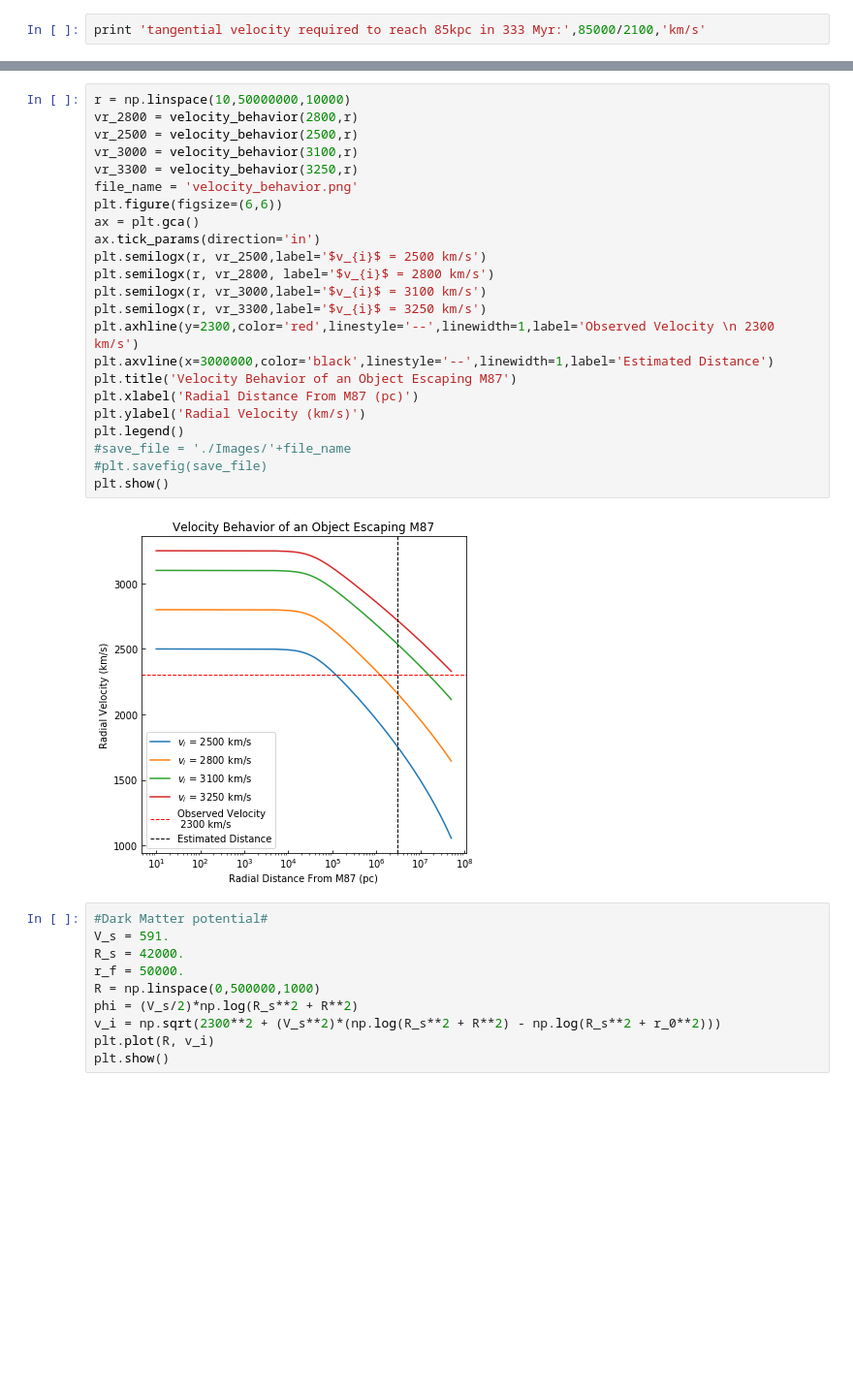
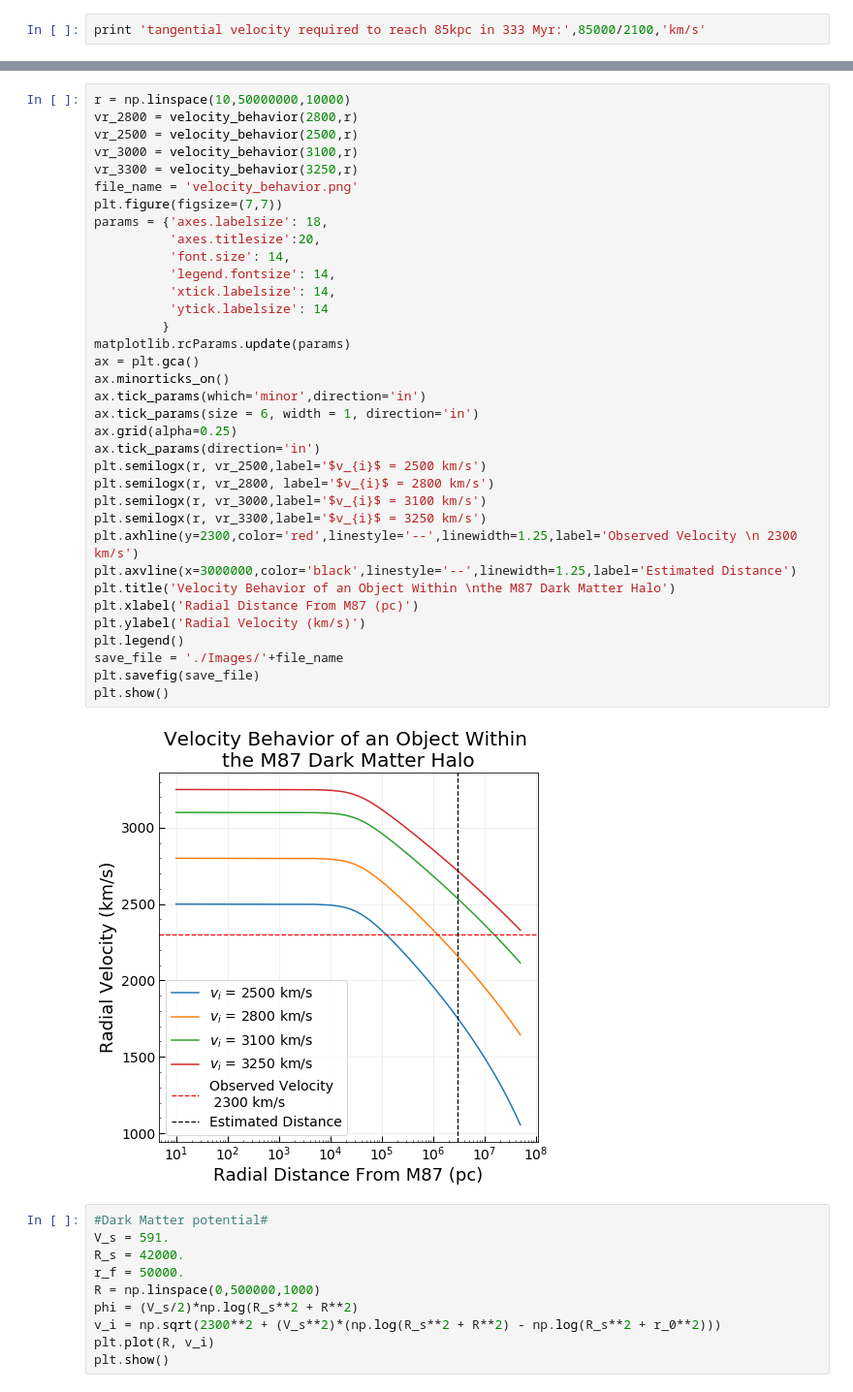
Before and after one commit to seanlabean/summer-research, a Jupyter notebook: Scripts/m87-escape-velocity.ipynb, the cells around one changed output, grey strips where cells are left out. Shown at 97% size. Saved outputs shown, nothing was run; the diff lists cells and outputs as text; blank space fills up the shorter version.

```diff
--- a/Scripts/m87-escape-velocity.ipynb
+++ b/Scripts/m87-escape-velocity.ipynb
@@ -58,28 +59,40 @@ print ve/1000
 # %%
 r = np.linspace(10,50000000,10000)
 vr_2800 = velocity_behavior(2800,r)
 vr_2500 = velocity_behavior(2500,r)
 vr_3000 = velocity_behavior(3100,r)
 vr_3300 = velocity_behavior(3250,r)
 file_name = 'velocity_behavior.png'
-plt.figure(figsize=(6,6))
+plt.figure(figsize=(7,7))
+params = {'axes.labelsize': 18,
+          'axes.titlesize':20,
+          'font.size': 14,
+          'legend.fontsize': 14,
+          'xtick.labelsize': 14,
+          'ytick.labelsize': 14
+         }
+matplotlib.rcParams.update(params)
 ax = plt.gca()
+ax.minorticks_on()
+ax.tick_params(which='minor',direction='in')
+ax.tick_params(size = 6, width = 1, direction='in')
+ax.grid(alpha=0.25)
 ax.tick_params(direction='in')
 plt.semilogx(r, vr_2500,label='$v_{i}$ = 2500 km/s')
 plt.semilogx(r, vr_2800, label='$v_{i}$ = 2800 km/s')
 plt.semilogx(r, vr_3000,label='$v_{i}$ = 3100 km/s')
 plt.semilogx(r, vr_3300,label='$v_{i}$ = 3250 km/s')
-plt.axhline(y=2300,color='red',linestyle='--',linewidth=1,label='Observed Velocity \n 2300 km/s')
-plt.axvline(x=3000000,color='black',linestyle='--',linewidth=1,label='Estimated Distance')
-plt.title('Velocity Behavior of an Object Escaping M87')
+plt.axhline(y=2300,color='red',linestyle='--',linewidth=1.25,label='Observed Velocity \n 2300 km/s')
+plt.axvline(x=3000000,color='black',linestyle='--',linewidth=1.25,label='Estimated Distance')
+plt.title('Velocity Behavior of an Object Within \nthe M87 Dark Matter Halo')
 plt.xlabel('Radial Distance From M87 (pc)')
 plt.ylabel('Radial Velocity (km/s)')
 plt.legend()
-#save_file = './Images/'+file_name
-#plt.savefig(save_file)
+save_file = './Images/'+file_name
+plt.savefig(save_file)
 plt.show()
 # %% [output]
-[figure, old version]
+[figure, new version]
 # %%
 #Dark Matter potential#
 V_s = 591.
```
Also changed, not shown: parts of 1 cell of this notebook, 13 other files.
